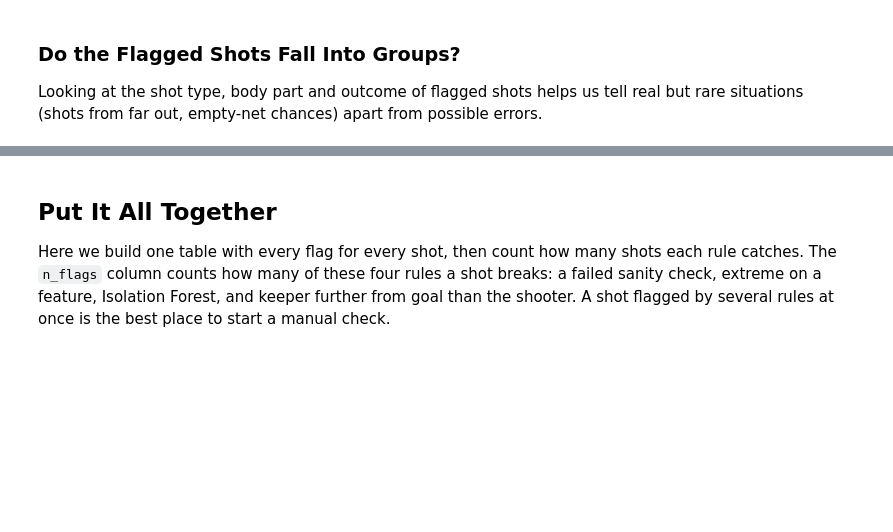
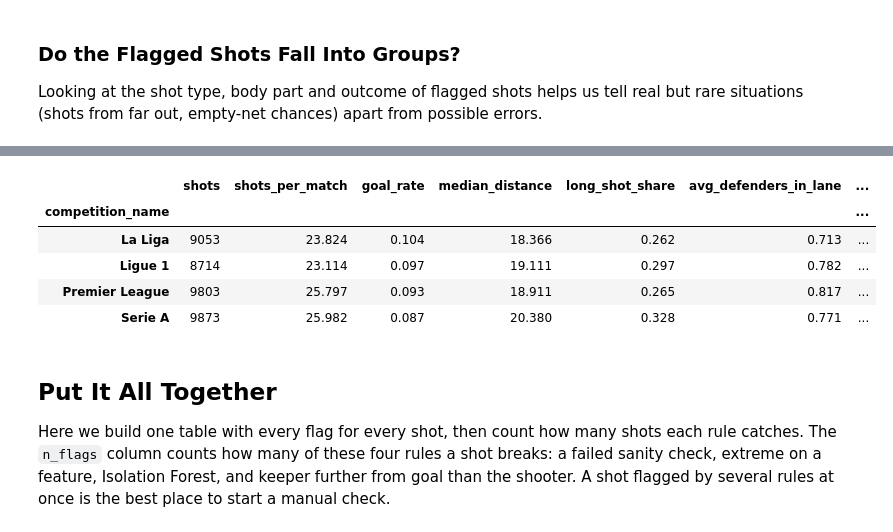
Before and after one commit to aldengeorge26-droid/Soccer-Analytics-Capstone, a Jupyter notebook: initial_eda_03.ipynb, the cells around one changed output, grey strips where cells are left out. Drawn from its saved outputs; the diff is of its cells as text; code cells hidden in the pictures; blank space fills up the shorter version.

```diff
--- a/initial_eda_03.ipynb
+++ b/initial_eda_03.ipynb
@@ -466,3 +470,24 @@ shot_one_on_one
+# %%
+# Compare playing style across leagues
+
+league_check = df.groupby('competition_name').agg(
+    shots=('id', 'count'),
+    shots_per_match=('match_id', lambda m: len(m) / m.nunique()),
+    goal_rate=('is_goal', 'mean'),
+    median_distance=('shot_distance', 'median'),
+    long_shot_share=('shot_distance', lambda d: (d > 25).mean()),
+    avg_defenders_in_lane=('defenders_in_lane', 'mean'),
+    median_goal_open=('percent_of_goal_open', 'median'),
+    under_pressure=('under_pressure', 'mean'),
+)
+league_check.round(3)
+# %% [output]
+|  | shots | shots_per_match | goal_rate | median_distance | long_shot_share | avg_defenders_in_lane | ... |
+| competition_name |  |  |  |  |  |  | ... |
+| La Liga | 9053 | 23.824 | 0.104 | 18.366 | 0.262 | 0.713 | ... |
+| Ligue 1 | 8714 | 23.114 | 0.097 | 19.111 | 0.297 | 0.782 | ... |
+| Premier League | 9803 | 25.797 | 0.093 | 18.911 | 0.265 | 0.817 | ... |
+| Serie A | 9873 | 25.982 | 0.087 | 20.380 | 0.328 | 0.771 | ... |
 # %% [markdown]
 ## Put It All Together
 
```
Also changed, not shown: parts of 12 cells of this notebook.
